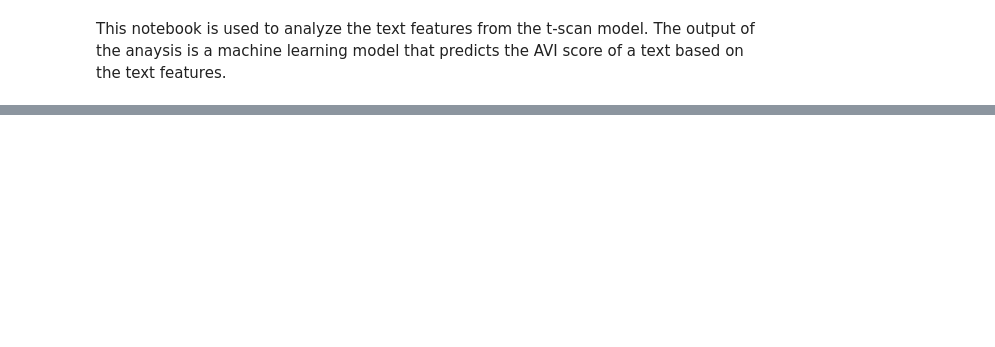
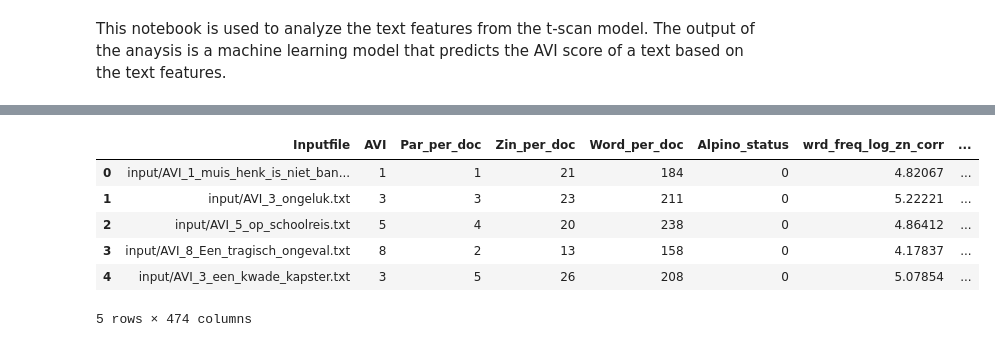
Before and after one commit to bramv-d/REDI, a Jupyter notebook: analyze-text-features.ipynb, the cells around one changed output, grey strips where cells are left out. Cells and saved outputs as stored; diff of their text form; code cells hidden in the pictures; blank space fills up the shorter version.

```diff
--- a/analyze-text-features.ipynb
+++ b/analyze-text-features.ipynb
@@ -19,3 +20,20 @@ data.head()
 # %%
 # Place the AVI score in a separate variable
 # Currently it is in the title column and we need to extract it
+first_column = data['Inputfile']
+# Extract AVI scores from strings
+avi_scores = [s.split('_')[1] for s in first_column]
+
+# Add the AVI scores to the dataframe
+data.insert(1, 'AVI', avi_scores)
+# Make the avi the second column
+# %%
+data.head()
+# %% [output]
+|  | Inputfile | AVI | Par_per_doc | Zin_per_doc | Word_per_doc | Alpino_status | wrd_freq_log_zn_corr | ... |
+| 0 | input/AVI_1_muis_henk_is_niet_ban... | 1 | 1 | 21 | 184 | 0 | 4.82067 | ... |
+| 1 | input/AVI_3_ongeluk.txt | 3 | 3 | 23 | 211 | 0 | 5.22221 | ... |
+| 2 | input/AVI_5_op_schoolreis.txt | 5 | 4 | 20 | 238 | 0 | 4.86412 | ... |
+| 3 | input/AVI_8_Een_tragisch_ongeval.txt | 8 | 2 | 13 | 158 | 0 | 4.17837 | ... |
+| 4 | input/AVI_3_een_kwade_kapster.txt | 3 | 5 | 26 | 208 | 0 | 5.07854 | ... |
+5 rows × 474 columns
```
Also changed, not shown: parts of 6 cells of this notebook, 5 other files.
